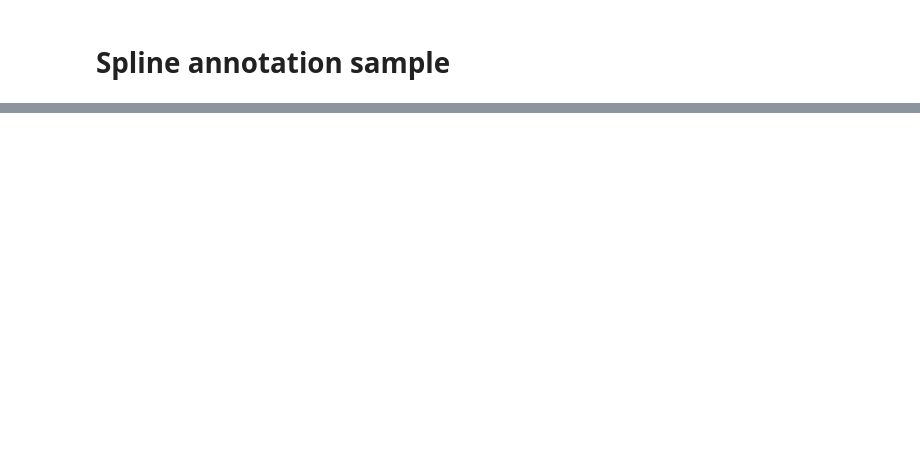
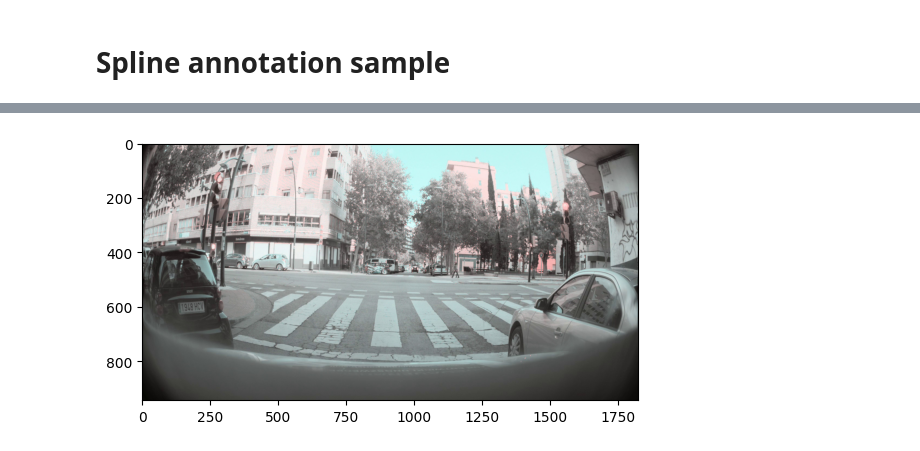
Before and after one commit to changsin/adart, a Jupyter notebook: src/notebooks/spline_annotation_sample.ipynb, the cells around one changed output, grey strips where cells are left out. Cells and saved outputs as stored; diff of their text form; code cells hidden in the pictures; blank space fills up the shorter version.

```diff
--- a/src/notebooks/spline_annotation_sample.ipynb
+++ b/src/notebooks/spline_annotation_sample.ipynb
@@ -188,0 +351,9 @@ x size 11, y size 11 s size 11
+# %%
+import matplotlib.image as mpimg
+import matplotlib.pyplot as plt
+
+img = mpimg.imread(image_filename)
+plt.imshow(img)
+plt.show()
+# %% [output]
+[figure, added]
```
Also changed, not shown: parts of 5 cells of this notebook.
